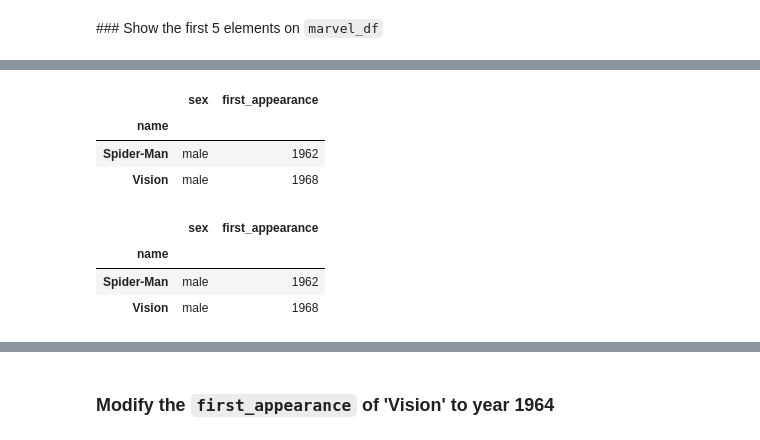
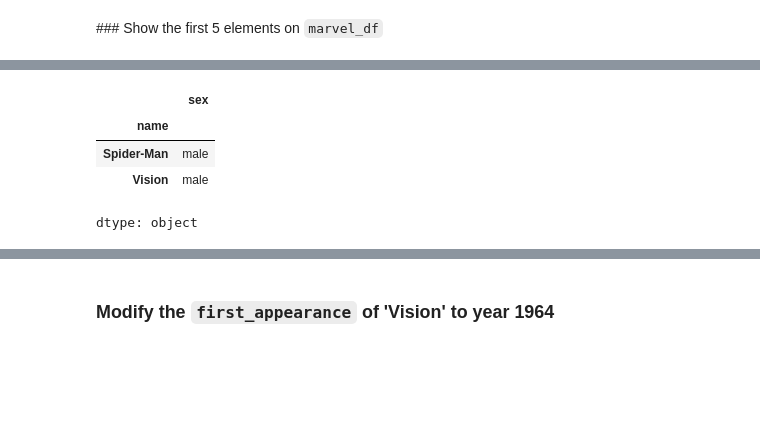
Before and after one commit to Matthew-D-Chan/FreeCodeCamp-Data-Analysis, a Jupyter notebook: 3 - Pandas DataFrames exercises.ipynb, the cells around one changed output, grey strips where cells are left out. Cells and saved outputs as stored; diff of their text form; code cells hidden in the pictures; blank space fills up the shorter version.

```diff
--- a/3 - Pandas DataFrames exercises.ipynb
+++ b/3 - Pandas DataFrames exercises.ipynb
@@ -131,6 +115,6 @@ marvel_df
 ### Add column names to the `marvel_df`
 # %%
 # your code goes here
-marvel_df.columns = ['names', 'sex','first_appearance']
+marvel_df.columns = ['names','sex','first-appearance'] # or set it to a variable first
 marvel_df
 # %% [output]
@@ -214,4 +188,4 @@ marvel_df
 # %%
-marvel_df.index = marvel_df['choose_a_series_here']
+marvel_df.index = marvel_df['name']
 marvel_df
 # %% [output]
@@ -260,6 +217,3 @@ marvel_df
 | Wasp | female | 1963 |
 | Black Widow | female | 1964 |
 | Vision | male | 1968 |
-# %%
-marvel_df = marvel_df.drop(['Vision'])
-marvel_df
@@ -285,0 +220,4 @@ marvel_df
+# %%
+#marvel_df = marvel_df.drop(columns=['name'])
+marvel_df = marvel_df.drop(['name'], axis=1)
+marvel_df
@@ -442,20 +343,16 @@ marvel_df.iloc[1:-1,].first_appearance.to_frame()
 ### Show the first and last elements on `marvel_df`
 # %%
 # your code goes here
-marvel_df.iloc[[0, -1]]
+marvel_df.sex.iloc[[0,-1]]
 # %% [output]
-|  | sex | first_appearance |
-| name |  |  |
-| Spider-Man | male | 1962 |
-| Vision | male | 1968 |
+|  | sex |
+| name |  |
+| Spider-Man | male |
+| Vision | male |
+dtype: object
 # %%
 #marvel_df.iloc[[0, -1],][['sex', 'first_appearance']]
 marvel_df.iloc[[0, -1],]
-# %% [output]
-|  | sex | first_appearance |
-| name |  |  |
-| Spider-Man | male | 1962 |
-| Vision | male | 1968 |
 # %% [markdown]
 ![purple-divider](https://user-images.githubusercontent.com/7065401/52071927-c1cd7100-2562-11e9-908a-dde91ba14e59.png)
 
```
Also changed, not shown: parts of 40 cells of this notebook.
